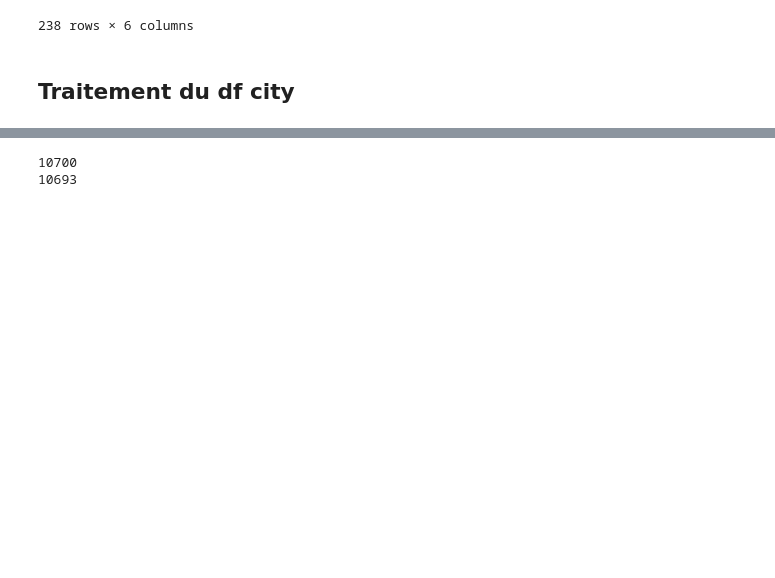
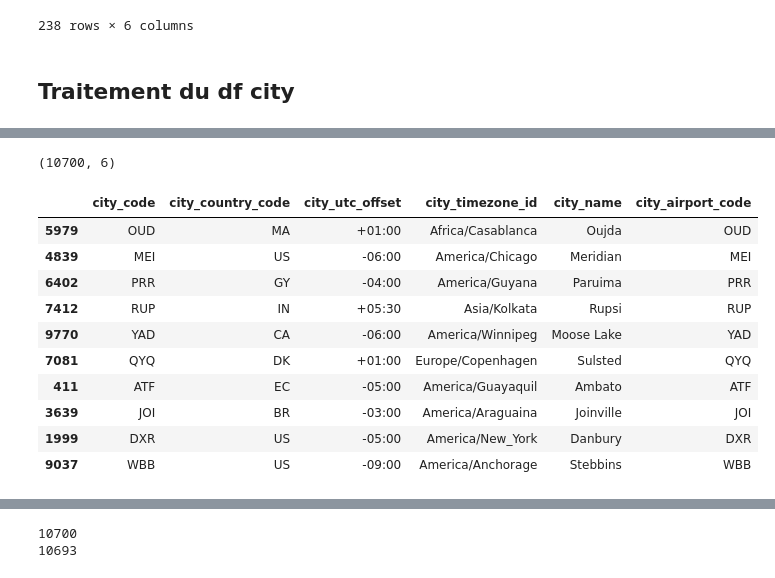
Before and after one commit to DSTAirlines/airlines_project_thales, a Jupyter notebook: lufthansa_api/src/clean_data.ipynb, the cells around one changed output, grey strips where cells are left out. Drawn from its saved outputs; the diff is of its cells as text; code cells hidden in the pictures; blank space fills up the shorter version.

```diff
--- a/lufthansa_api/src/clean_data.ipynb
+++ b/lufthansa_api/src/clean_data.ipynb
@@ -649,0 +644,17 @@ Nb de NaN dans la colonne "city_airport_code" : 104
+# %%
+# affichage du df
+print(city.shape)
+display(city.sample(10))
+# %% [output]
+(10700, 6)
+|  | city_code | city_country_code | city_utc_offset | city_timezone_id | city_name | city_airport_code |
+| 5979 | OUD | MA | +01:00 | Africa/Casablanca | Oujda | OUD |
+| 4839 | MEI | US | -06:00 | America/Chicago | Meridian | MEI |
+| 6402 | PRR | GY | -04:00 | America/Guyana | Paruima | PRR |
+| 7412 | RUP | IN | +05:30 | Asia/Kolkata | Rupsi | RUP |
+| 9770 | YAD | CA | -06:00 | America/Winnipeg | Moose Lake | YAD |
+| 7081 | QYQ | DK | +01:00 | Europe/Copenhagen | Sulsted | QYQ |
+| 411 | ATF | EC | -05:00 | America/Guayaquil | Ambato | ATF |
+| 3639 | JOI | BR | -03:00 | America/Araguaina | Joinville | JOI |
+| 1999 | DXR | US | -05:00 | America/New_York | Danbury | DXR |
+| 9037 | WBB | US | -09:00 | America/Anchorage | Stebbins | WBB |
```
Also changed, not shown: parts of 61 cells of this notebook.
